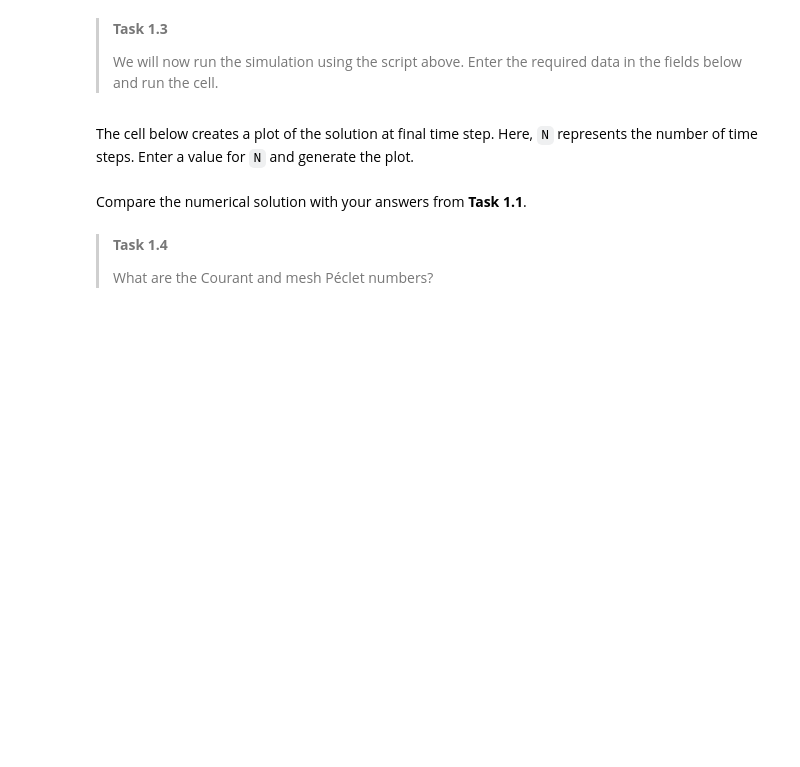
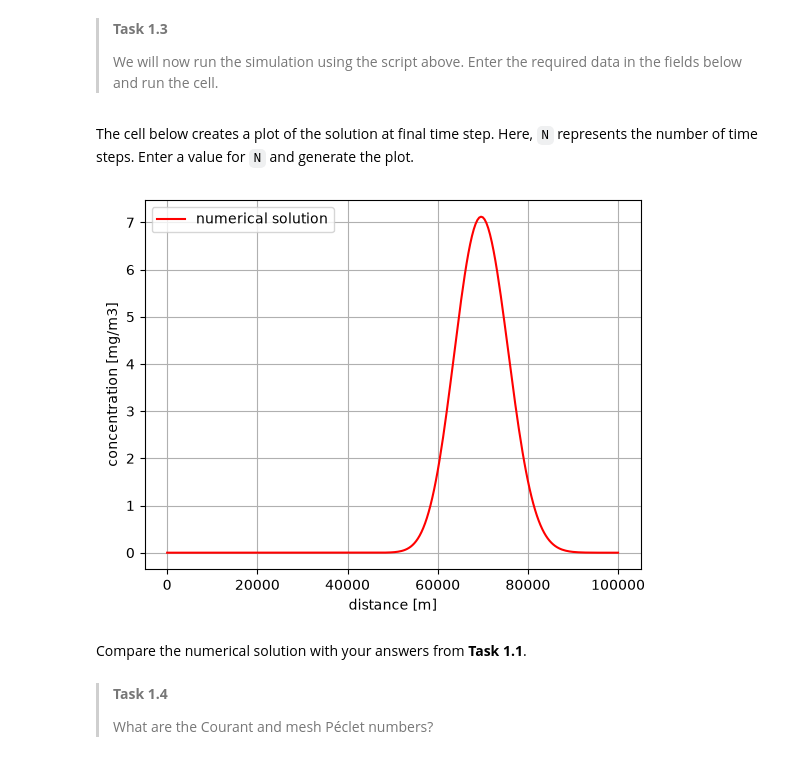
Before and after one commit to Thijs12-maxter/Q2week123, a Jupyter notebook: all_files_GA_2_1/grp09.ipynb, the cells around one changed output. Drawn from its saved outputs; the diff is of its cells as text; code cells hidden in the pictures; blank space fills up the shorter version.

```diff
--- a/all_files_GA_2_1/grp09.ipynb
+++ b/all_files_GA_2_1/grp09.ipynb
@@ -124,10 +127,10 @@ plt.ylabel('concentration [mg/m3]')
 # %%
 # parameters for advdiff
 
-u= ### YOUR CODE HERE ###
-K= ### YOUR CODE HERE ###
-dt= ### YOUR CODE HERE ###
-Tend= ### YOUR CODE HERE ###
+u= 0.5
+K= 100
+dt= 600
+Tend= 120000
 
 
 # compute solution to transport equation
@@ -136,13 +139,15 @@ c=advdiff(u,K,c0,lenD,dt,Tend,'central','theta',0.5)
 The cell below creates a plot of the solution at final time step. Here, `N` represents the number of time steps. Enter a value for `N` and generate the plot.
 # %%
 # number of timesteps
-N= ### YOUR CODE HERE ###
+N= 200
 
 plt.plot(x,c[N,:],'r',label='numerical solution')
 plt.legend(loc='upper left')
 plt.xlabel('distance [m]')
 plt.ylabel('concentration [mg/m3]')
 plt.grid()
+# %% [output]
+[figure, added]
 # %% [markdown]
 Compare the numerical solution with your answers from **Task 1.1**.
 # %% [markdown]
```
Also changed, not shown: parts of 6 cells of this notebook.
